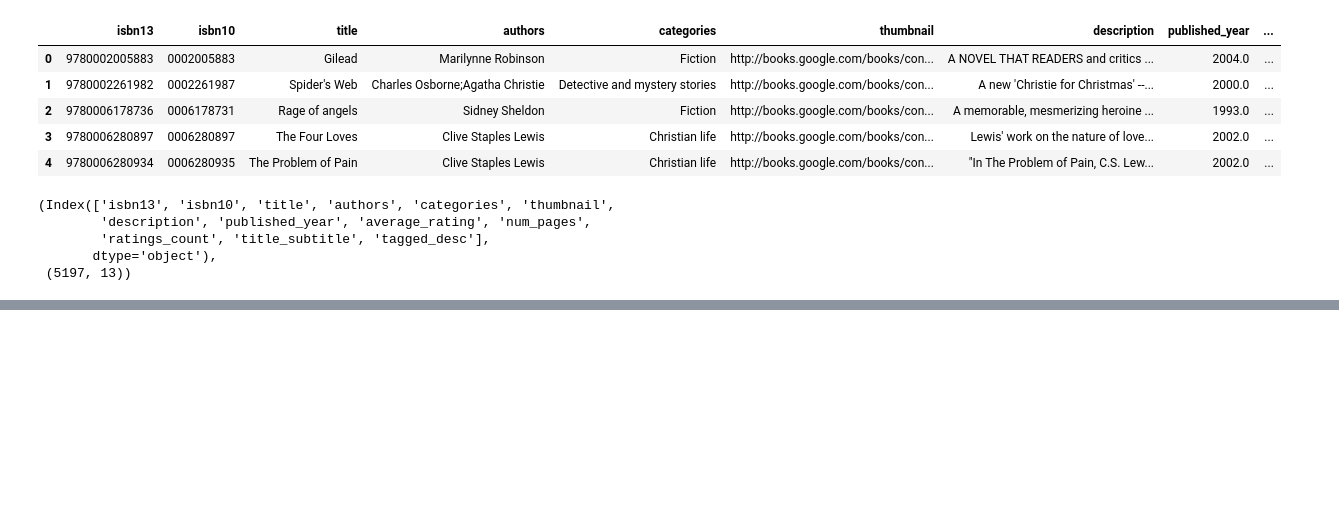
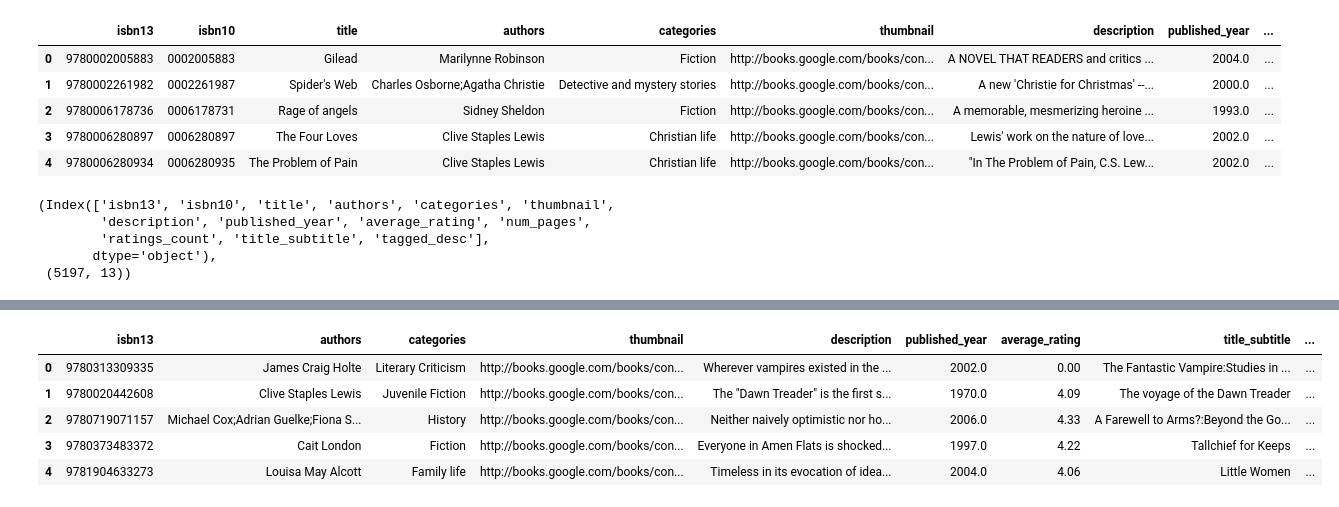
Before and after one commit to chibuikeeugene/nlp_projects, a Jupyter notebook: semantic_book_recommender_search_app/research/book_sentiment_analysis.ipynb, the cells around one changed output, grey strips where cells are left out. Cells and saved outputs as stored; diff of their text form; code cells hidden in the pictures; blank space fills up the shorter version.

```diff
--- a/semantic_book_recommender_search_app/research/book_sentiment_analysis.ipynb
+++ b/semantic_book_recommender_search_app/research/book_sentiment_analysis.ipynb
@@ -171,0 +182,9 @@ df.head()
+# %%
+df_new_with_emotions.head()
+# %% [output]
+|  | isbn13 | authors | categories | thumbnail | description | published_year | average_rating | title_subtitle | ... |
+| 0 | 9780313309335 | James Craig Holte | Literary Criticism | http://books.google.com/books/con... | Wherever vampires existed in the ... | 2002.0 | 0.00 | The Fantastic Vampire:Studies in ... | ... |
+| 1 | 9780020442608 | Clive Staples Lewis | Juvenile Fiction | http://books.google.com/books/con... | The "Dawn Treader" is the first s... | 1970.0 | 4.09 | The voyage of the Dawn Treader | ... |
+| 2 | 9780719071157 | Michael Cox;Adrian Guelke;Fiona S... | History | http://books.google.com/books/con... | Neither naively optimistic nor ho... | 2006.0 | 4.33 | A Farewell to Arms?:Beyond the Go... | ... |
+| 3 | 9780373483372 | Cait London | Fiction | http://books.google.com/books/con... | Everyone in Amen Flats is shocked... | 1997.0 | 4.22 | Tallchief for Keeps | ... |
+| 4 | 9781904633273 | Louisa May Alcott | Family life | http://books.google.com/books/con... | Timeless in its evocation of idea... | 2004.0 | 4.06 | Little Women | ... |
```
Also changed, not shown: parts of 18 cells of this notebook, 11 other files.
